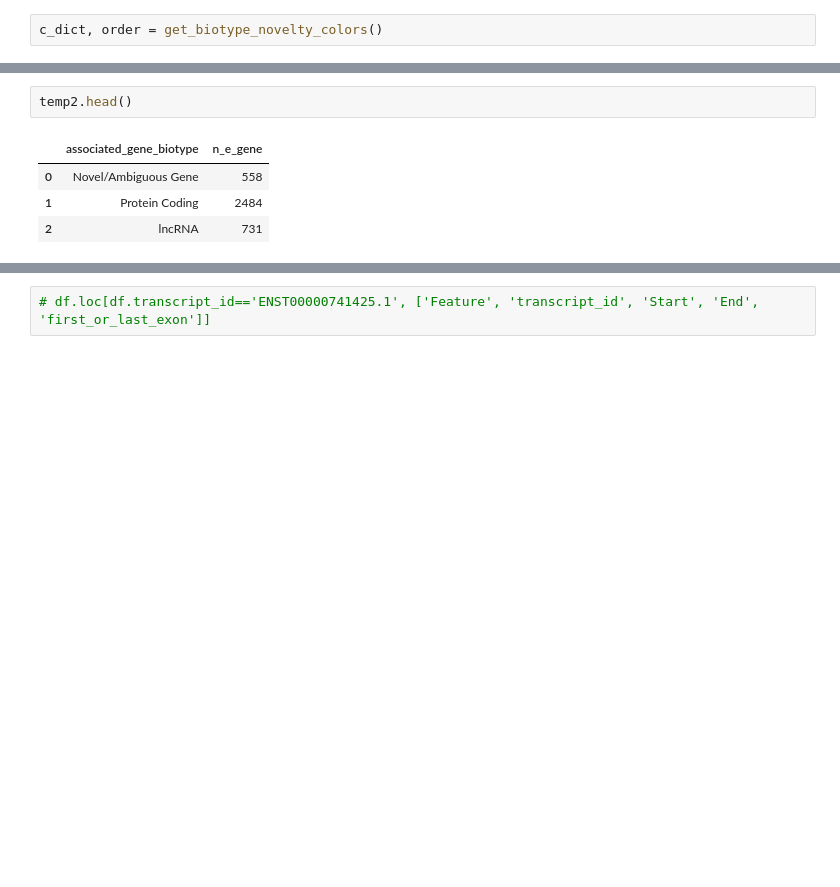
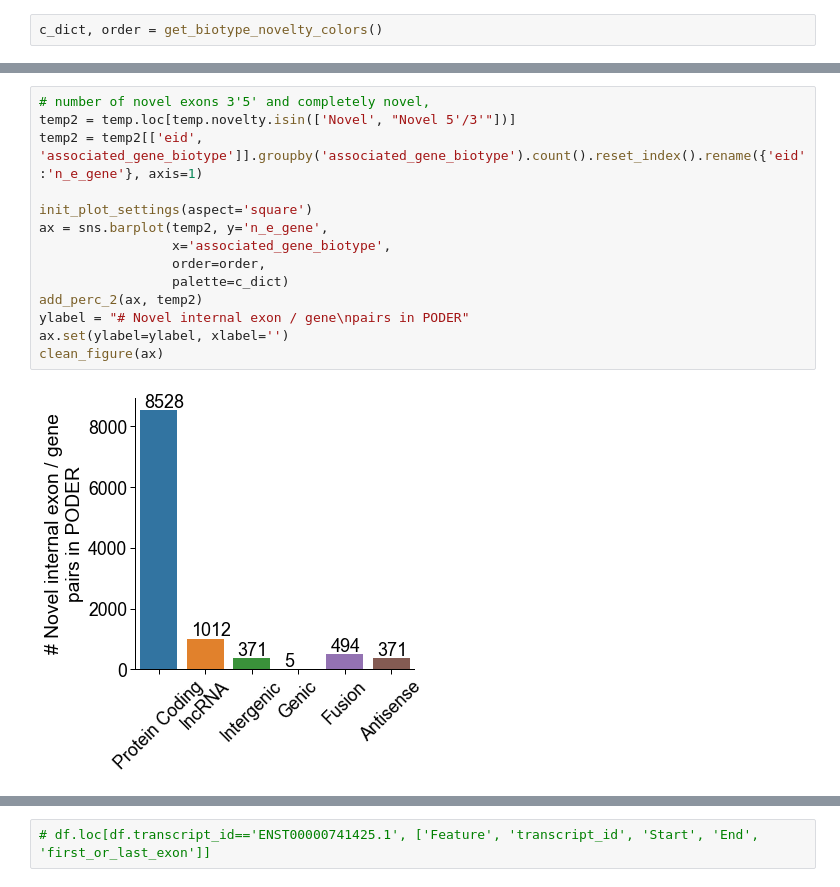
Before and after one commit to fairliereese/240903_pt, a Jupyter notebook: analysis/characterize_novel_exons.ipynb, the cells around one changed output, grey strips where cells are left out. Drawn from its saved outputs; the diff is of its cells as text; blank space fills up the shorter version.

```diff
--- a/analysis/characterize_novel_exons.ipynb
+++ b/analysis/characterize_novel_exons.ipynb
@@ -308,7 +315,16 @@ clean_figure(ax)
 # %%
-temp2.head()
+# number of novel exons 3'5' and completely novel,
+temp2 = temp.loc[temp.novelty.isin(['Novel', "Novel 5'/3'"])]
+temp2 = temp2[['eid', 'associated_gene_biotype']].groupby('associated_gene_biotype').count().reset_index().rename({'eid':'n_e_gene'}, axis=1)
+
+init_plot_settings(aspect='square')
+ax = sns.barplot(temp2, y='n_e_gene',
+                 x='associated_gene_biotype',
+                 order=order,
+                 palette=c_dict)
+add_perc_2(ax, temp2)
+ylabel = "# Novel internal exon / gene\npairs in PODER"
+ax.set(ylabel=ylabel, xlabel='')
+clean_figure(ax)
 # %% [output]
-|  | associated_gene_biotype | n_e_gene |
-| 0 | Novel/Ambiguous Gene | 558 |
-| 1 | Protein Coding | 2484 |
-| 2 | lncRNA | 731 |
+[figure, added]
```
Also changed, not shown: parts of 23 cells of this notebook, 11 other files.
